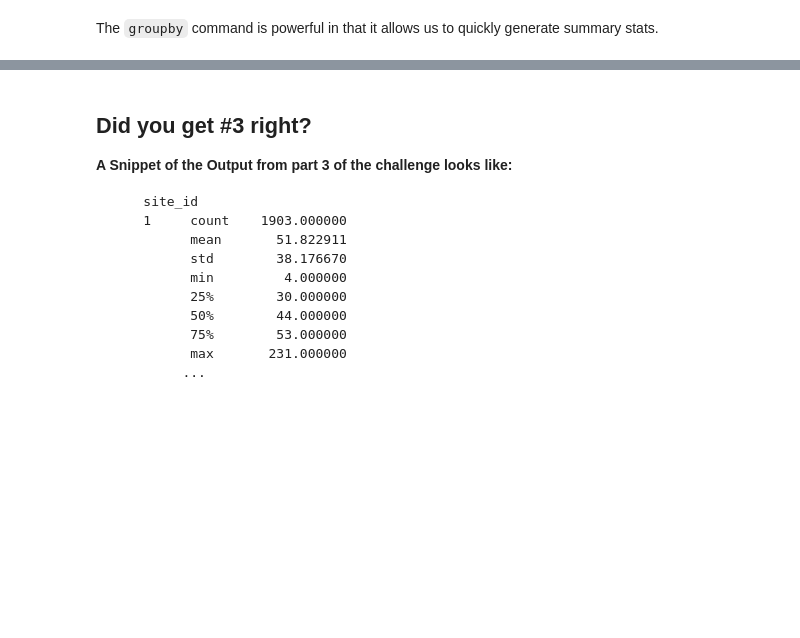
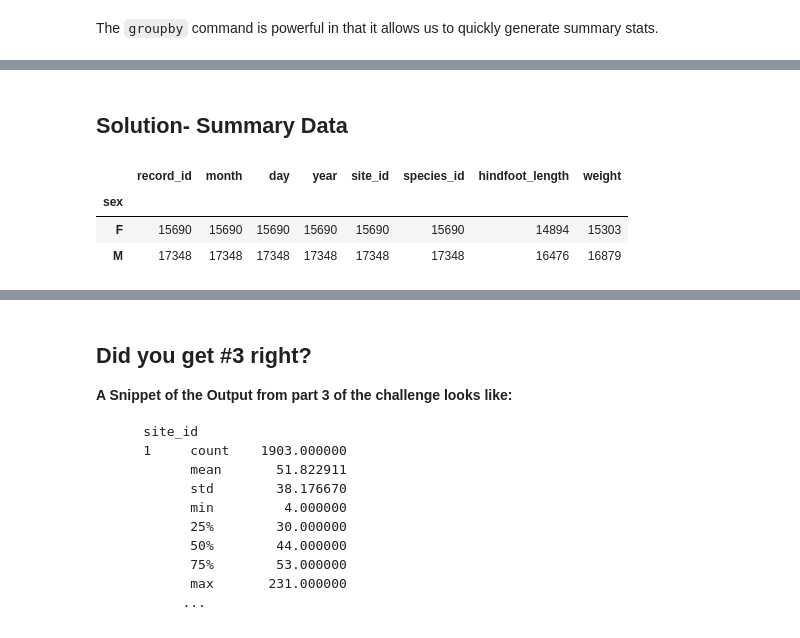
Before and after one commit to MonashDataFluency/python-workshop-base, a Jupyter notebook: workshops/docs/modules/notebooks/working_with_data.ipynb, the cells around one changed output, grey strips where cells are left out. Drawn from its saved outputs; the diff is of its cells as text; code cells hidden in the pictures; blank space fills up the shorter version.

```diff
--- a/workshops/docs/modules/notebooks/working_with_data.ipynb
+++ b/workshops/docs/modules/notebooks/working_with_data.ipynb
@@ -401,3 +424,13 @@ summary stats.
 3. Summarize weight values for each site in your data. HINT: you can use the
   following syntax to only create summary statistics for one column in your data
   `by_site['weight'].describe()`
+# %% [markdown]
+## Solution- Summary Data
+# %%
+## Solution Challenge 1
+grouped_data.count()
+# %% [output]
+|  | record_id | month | day | year | site_id | species_id | hindfoot_length | weight |
+| sex |  |  |  |  |  |  |  |  |
+| F | 15690 | 15690 | 15690 | 15690 | 15690 | 15690 | 14894 | 15303 |
+| M | 17348 | 17348 | 17348 | 17348 | 17348 | 17348 | 16476 | 16879 |
```
Also changed, not shown: parts of 28 cells of this notebook, 14 other files.
